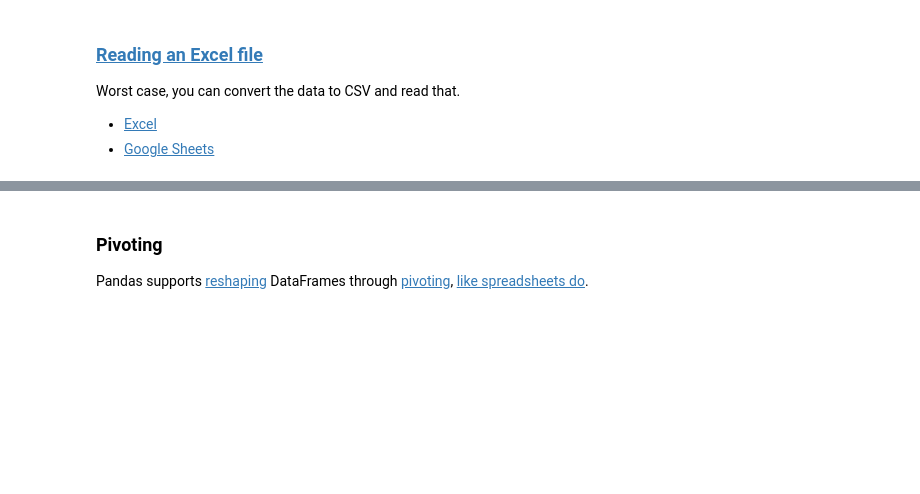
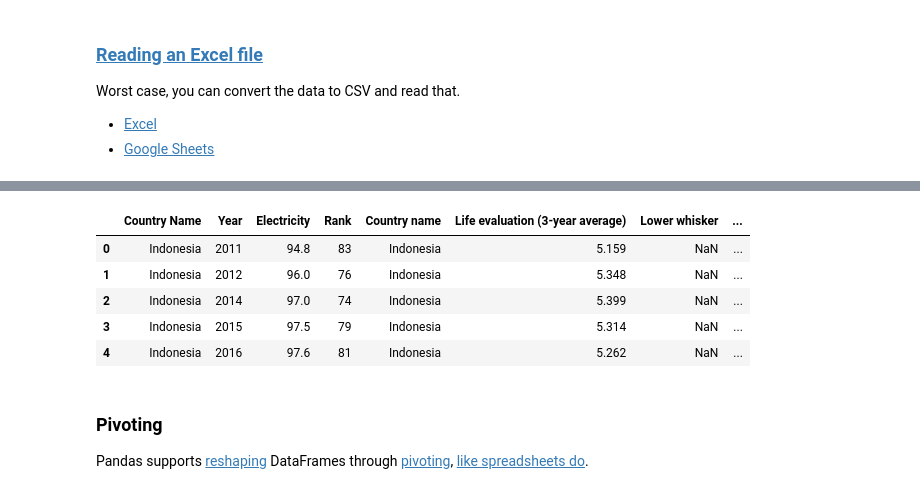
Before and after one commit to yp2745/yp2745.github.io, a Jupyter notebook: lecture_22.ipynb, the cells around one changed output, grey strips where cells are left out. Drawn from its saved outputs; the diff is of its cells as text; code cells hidden in the pictures; blank space fills up the shorter version.

```diff
--- a/lecture_22.ipynb
+++ b/lecture_22.ipynb
@@ -25,0 +72,11 @@ Worst case, you can convert the data to CSV and read that.
+# %%
+# Wide to long form
+years = [str(i) for i in range(2011, 2026)]
+
+indonesia_electricity = indonesia_electricity.melt(
+    id_vars="Country Name", value_vars=years, var_name="Year", value_name="Electricity"
+)
+
+indonesia_electricity["Year"] = indonesia_electricity["Year"].astype(int)
+
+indonesia_electricity.head()
@@ -25,0 +90,12 @@ Worst case, you can convert the data to CSV and read that.
+# %%
+# Merge two datasets
+indonesia = pd.merge(indonesia_electricity, indonesia_happiness, on="Year", how="inner")
+
+indonesia.head()
+# %% [output]
+|  | Country Name | Year | Electricity | Rank | Country name | Life evaluation (3-year average) | Lower whisker | ... |
+| 0 | Indonesia | 2011 | 94.8 | 83 | Indonesia | 5.159 | NaN | ... |
+| 1 | Indonesia | 2012 | 96.0 | 76 | Indonesia | 5.348 | NaN | ... |
+| 2 | Indonesia | 2014 | 97.0 | 74 | Indonesia | 5.399 | NaN | ... |
+| 3 | Indonesia | 2015 | 97.5 | 79 | Indonesia | 5.314 | NaN | ... |
+| 4 | Indonesia | 2016 | 97.6 | 81 | Indonesia | 5.262 | NaN | ... |
```
Also changed, not shown: parts of 6 cells of this notebook, 2 other files.
